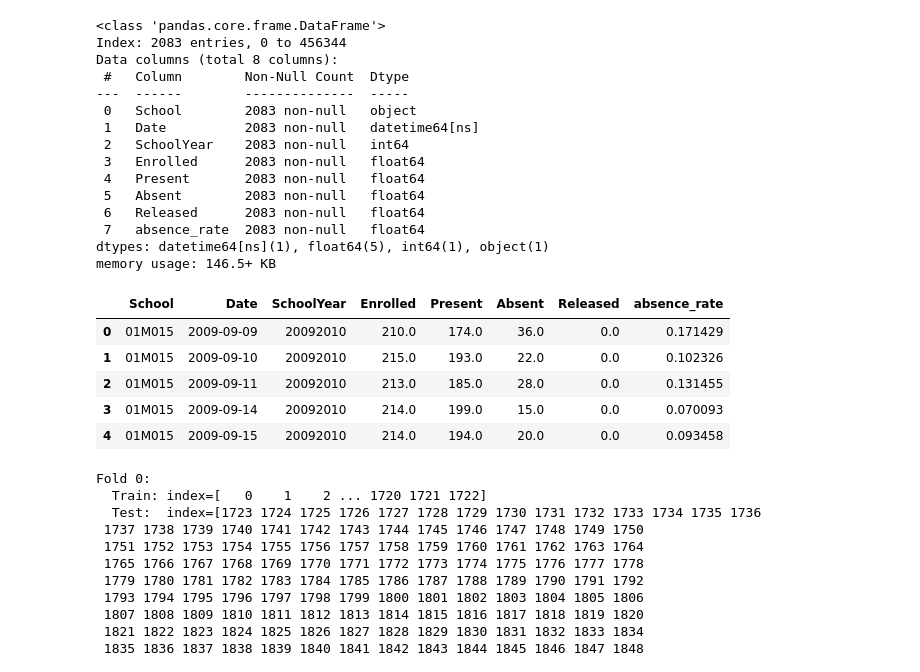
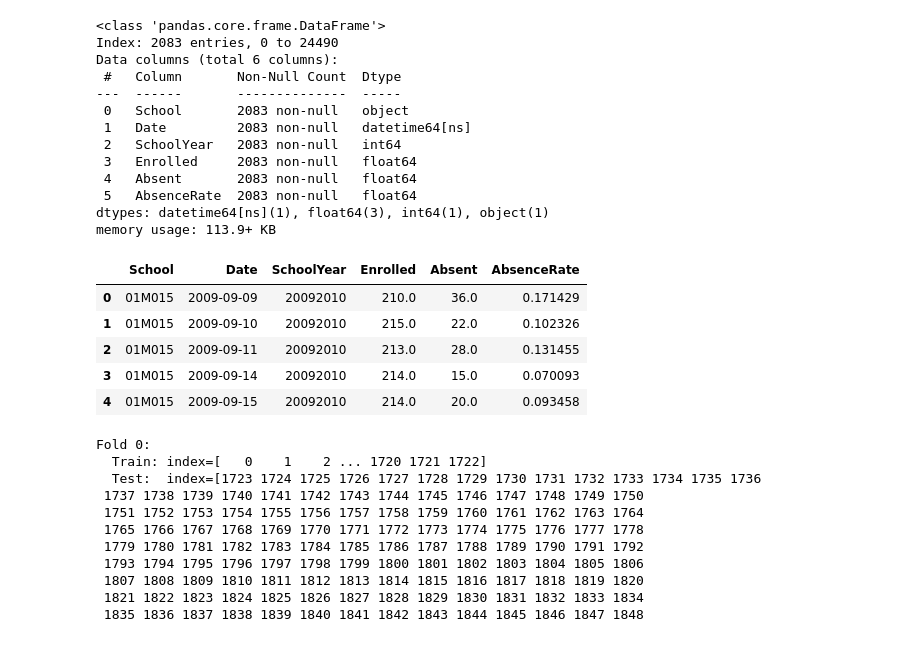
Before and after one commit to tarachiatovich/zero_to_ai_sdp_2025, a Jupyter notebook: zero_to_ai_time_series_forecasting.ipynb, the cells around one changed output. Saved outputs shown, nothing was run; the diff lists cells and outputs as text; code cells hidden in the pictures.

```diff
--- a/zero_to_ai_time_series_forecasting.ipynb
+++ b/zero_to_ai_time_series_forecasting.ipynb
@@ -88,7 +76,14 @@ Name: count, Length: 1795, dtype: int64
+# %%
+# We need the Date column to be an official
+# datetime object
+attendance_data['Date'] = pd.to_datetime(
+    attendance_data['Date'], dayfirst=False, format='mixed'
+)
 # %%
-# Store two school IDs to limit the data to one school at a time
-school_id_to_use = '15K592'
-school_id_to_use_2 = '01M015'
+# We're going to work with just one school for now,
+# though you can do the same analysis choosing another
+# school later on
+school_id_to_use = '01M015'
 # %%
 # Creating dataframes limited to one school
 data_1_school = attendance_data.loc[attendance_data['School'] == school_id_to_use].sort_values('Date')
@@ -118,5 +120,4 @@ sns.lineplot(data=data_2_school, x='Date', y='Absent')
 # %%
 # Create an absence rate that adjusts for enrollment for both schools
-data_1_school['absence_rate'] = data_1_school['Absent']/data_1_school['Enrolled']
-data_2_school['absence_rate'] = data_2_school['Absent']/data_2_school['Enrolled']
+data_1_school['AbsenceRate'] = data_1_school['Absent']/data_1_school['Enrolled']
 # %%
@@ -200,34 +158,33 @@ data_1_school_no_dups = data_1_school.drop_duplicates('Date')
 # %%
 # Let's get the data ready for analyses
 tscv = TimeSeriesSplit(n_splits=2, test_size=180)
-data_2_school_for_ts = data_2_school.copy()
+data_1_school_for_ts = data_1_school.copy()
 # %%
-data_2_school_for_ts.info()
+data_1_school_for_ts.info()
 # %% [output]
 <class 'pandas.core.frame.DataFrame'>
-Index: 2083 entries, 0 to 456344
-Data columns (total 8 columns):
- #   Column        Non-Null Count  Dtype
----  ------        --------------  -----
- 0   School        2083 non-null   object
- 1   Date          2083 non-null   datetime64[ns]
- 2   SchoolYear    2083 non-null   int64
- 3   Enrolled      2083 non-null   float64
- 4   Present       2083 non-null   float64
- 5   Absent        2083 non-null   float64
- 6   Released      2083 non-null   float64
- 7   absence_rate  2083 non-null   float64
-dtypes: datetime64[ns](1), float64(5), int64(1), object(1)
-memory usage: 146.5+ KB
+Index: 2083 entries, 0 to 24490
+Data columns (total 6 columns):
+ #   Column       Non-Null Count  Dtype
+---  ------       --------------  -----
+ 0   School       2083 non-null   object
+ 1   Date         2083 non-null   datetime64[ns]
+ 2   SchoolYear   2083 non-null   int64
+ 3   Enrolled     2083 non-null   float64
+ 4   Absent       2083 non-null   float64
+ 5   AbsenceRate  2083 non-null   float64
+dtypes: datetime64[ns](1), float64(3), int64(1), object(1)
+memory usage: 113.9+ KB
 # %%
-data_2_school_for_ts.head()
+# Look at the first few rows of data
+data_1_school_for_ts.head()
 # %% [output]
-|  | School | Date | SchoolYear | Enrolled | Present | Absent | Released | absence_rate |
-| 0 | 01M015 | 2009-09-09 | 20092010 | 210.0 | 174.0 | 36.0 | 0.0 | 0.171429 |
-| 1 | 01M015 | 2009-09-10 | 20092010 | 215.0 | 193.0 | 22.0 | 0.0 | 0.102326 |
-| 2 | 01M015 | 2009-09-11 | 20092010 | 213.0 | 185.0 | 28.0 | 0.0 | 0.131455 |
-| 3 | 01M015 | 2009-09-14 | 20092010 | 214.0 | 199.0 | 15.0 | 0.0 | 0.070093 |
-| 4 | 01M015 | 2009-09-15 | 20092010 | 214.0 | 194.0 | 20.0 | 0.0 | 0.093458 |
+|  | School | Date | SchoolYear | Enrolled | Absent | AbsenceRate |
+| 0 | 01M015 | 2009-09-09 | 20092010 | 210.0 | 36.0 | 0.171429 |
+| 1 | 01M015 | 2009-09-10 | 20092010 | 215.0 | 22.0 | 0.102326 |
+| 2 | 01M015 | 2009-09-11 | 20092010 | 213.0 | 28.0 | 0.131455 |
+| 3 | 01M015 | 2009-09-14 | 20092010 | 214.0 | 15.0 | 0.070093 |
+| 4 | 01M015 | 2009-09-15 | 20092010 | 214.0 | 20.0 | 0.093458 |
 # %%
 # Getting together the "split" data
 # TimeSeriesSplit includes 1723:1902 as the test data in the first fold
```
Also changed, not shown: parts of 33 cells of this notebook.
